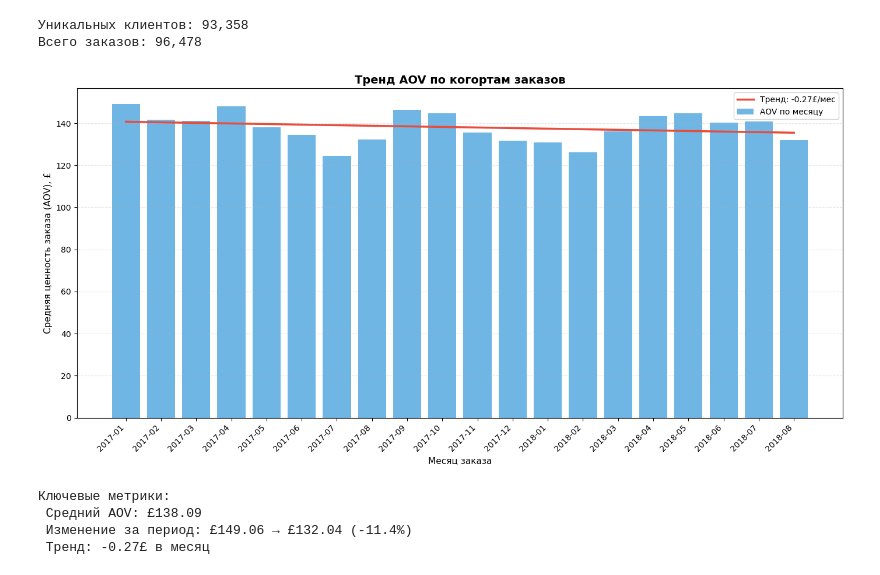
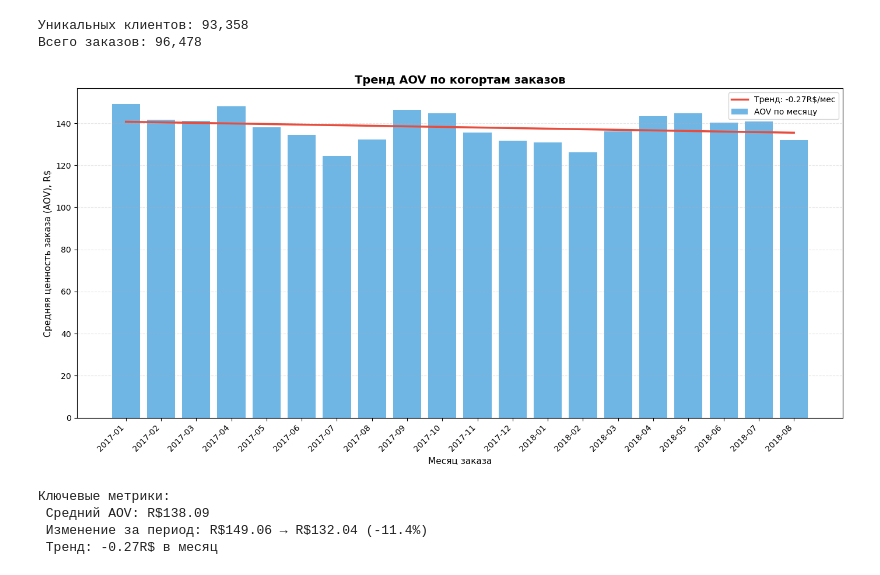
Before and after one commit to Vadimienne/data-analyst-portfolio, a Jupyter notebook: notebooks/EC Task 4 LTV RFM.ipynb, the cells around one changed output. Cells and saved outputs as stored; diff of their text form; code cells hidden in the pictures.

```diff
--- a/notebooks/EC Task 4 LTV RFM.ipynb
+++ b/notebooks/EC Task 4 LTV RFM.ipynb
@@ -198,40 +198,40 @@ aov_by_cohort = orders_with_revenue.groupby('order_month').agg(
 
 aov_by_cohort = aov_by_cohort[aov_by_cohort['order_count'] > 700] # исчключаем мусорные месяцы
 
 # считаем тренд
 aov_by_cohort['month_num'] = range(len(aov_by_cohort))
 z = np.polyfit(aov_by_cohort['month_num'], aov_by_cohort['aov'], 1)
 aov_by_cohort['trend'] = np.poly1d(z)(aov_by_cohort['month_num'])
 
 
 # график
 plt.figure(figsize=(14, 7))
 plt.bar(aov_by_cohort['order_month'].astype(str), aov_by_cohort['aov'],
         color='#3498db', alpha=0.7, label='AOV по месяцу')
 plt.plot(aov_by_cohort['order_month'].astype(str), aov_by_cohort['trend'],
-         color='#e74c3c', linewidth=2.5, label=f'Тренд: {z[0]:+.2f}£/мес')
+         color='#e74c3c', linewidth=2.5, label=f'Тренд: {z[0]:+.2f}R$/мес')
 
 plt.xlabel('Месяц заказа', fontsize=11)
-plt.ylabel('Средняя ценность заказа (AOV), £', fontsize=11)
+plt.ylabel('Средняя ценность заказа (AOV), R$', fontsize=11)
 plt.title('Тренд AOV по когортам заказов', fontsize=14, fontweight='bold')
 plt.xticks(rotation=45, ha='right')
 plt.legend()
 plt.grid(axis='y', alpha=0.3, linestyle='--')
 plt.tight_layout()
 save_chart(plt.gcf(), 'aov_trend.png', 'charts')
 plt.show()
 
 # Выводы
 avg_aov = aov_by_cohort['aov'].mean()
 first_aov = aov_by_cohort['aov'].iloc[0]
 last_aov = aov_by_cohort['aov'].iloc[-1]
 print(f"\nКлючевые метрики:")
-print(f" Средний AOV: £{avg_aov:.2f}")
-print(f" Изменение за период: £{first_aov:.2f} → £{last_aov:.2f} ({(last_aov/first_aov-1)*100:+.1f}%)")
-print(f" Тренд: {z[0]:+.2f}£ в месяц")
+print(f" Средний AOV: R${avg_aov:.2f}")
+print(f" Изменение за период: R${first_aov:.2f} → R${last_aov:.2f} ({(last_aov/first_aov-1)*100:+.1f}%)")
+print(f" Тренд: {z[0]:+.2f}R$ в месяц")
 # %% [output]
-[figure, old version]
+[figure, new version]
 Ключевые метрики:
- Средний AOV: £138.09
- Изменение за период: £149.06 → £132.04 (-11.4%)
- Тренд: -0.27£ в месяц
+ Средний AOV: R$138.09
+ Изменение за период: R$149.06 → R$132.04 (-11.4%)
+ Тренд: -0.27R$ в месяц
```
Also changed, not shown: 3 other files.
